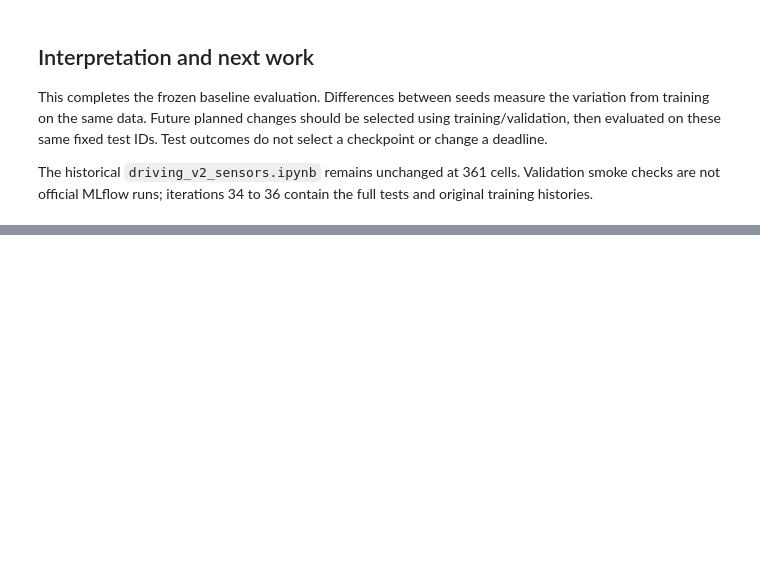
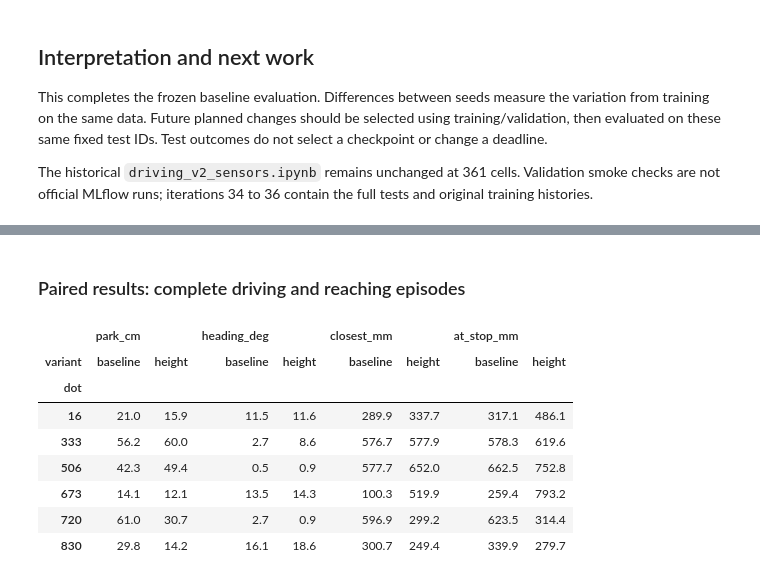
Before and after one commit to NatMota/mlai-vnc, a Jupyter notebook: v2_sensors/driving_v2/golden_dataset.ipynb, the cells around one changed output, grey strips where cells are left out. Cells and saved outputs as stored; diff of their text form; code cells hidden in the pictures; blank space fills up the shorter version.

```diff
--- a/v2_sensors/driving_v2/golden_dataset.ipynb
+++ b/v2_sensors/driving_v2/golden_dataset.ipynb
@@ -423,0 +482,26 @@ The historical `driving_v2_sensors.ipynb` remains unchanged at 361 cells. Valida
+# %% [markdown]
+### Paired results: complete driving and reaching episodes
+# %%
+height_rows = json.loads((H/'results/summary.json').read_text())
+height_results = pd.DataFrame([dict(variant=r['variant'], dot=r['dot'], parked=r['parked'],
+    park_cm=100*r['park_error_vs_expert_m'] if r['parked'] else np.nan,
+    heading_deg=abs(np.degrees(r['park_heading_error_rad'])) if r['park_heading_error_rad'] is not None else np.nan,
+    park_s=r['park_s'], stopped=r['stop_s'] is not None, closest_mm=r['min_mm'],
+    at_stop_mm=r['at_network_stop_mm'], drift_mm=r['post_stop_drift_mm'], success=r['success']) for r in height_rows])
+assert len(height_results)==12 and height_results.groupby('variant').size().eq(6).all()
+height_pair = height_results.pivot(index='dot', columns='variant', values=['park_cm', 'heading_deg', 'closest_mm', 'at_stop_mm'])
+display(height_pair.round(1))
+height_score = height_results.groupby('variant').agg(attempts=('dot','size'), PARK=('parked','sum'), STOP=('stopped','sum'),
+    median_park_cm=('park_cm','median'), median_heading_deg=('heading_deg','median'),
+    median_closest_mm=('closest_mm','median'), median_at_STOP_mm=('at_stop_mm','median'), success_10mm=('success','sum'))
+display(height_score.round(2))
+# %% [output]
+|  | park_cm |  | heading_deg |  | closest_mm |  | at_stop_mm |  |
+| variant | baseline | height | baseline | height | baseline | height | baseline | height |
+| dot |  |  |  |  |  |  |  |  |
+| 16 | 21.0 | 15.9 | 11.5 | 11.6 | 289.9 | 337.7 | 317.1 | 486.1 |
+| 333 | 56.2 | 60.0 | 2.7 | 8.6 | 576.7 | 577.9 | 578.3 | 619.6 |
+| 506 | 42.3 | 49.4 | 0.5 | 0.9 | 577.7 | 652.0 | 662.5 | 752.8 |
+| 673 | 14.1 | 12.1 | 13.5 | 14.3 | 100.3 | 519.9 | 259.4 | 793.2 |
+| 720 | 61.0 | 30.7 | 2.7 | 0.9 | 596.9 | 299.2 | 623.5 | 314.4 |
+| 830 | 29.8 | 14.2 | 16.1 | 18.6 | 300.7 | 249.4 | 339.9 | 279.7 |
```
Also changed, not shown: parts of 10 cells of this notebook, 33 other files.
